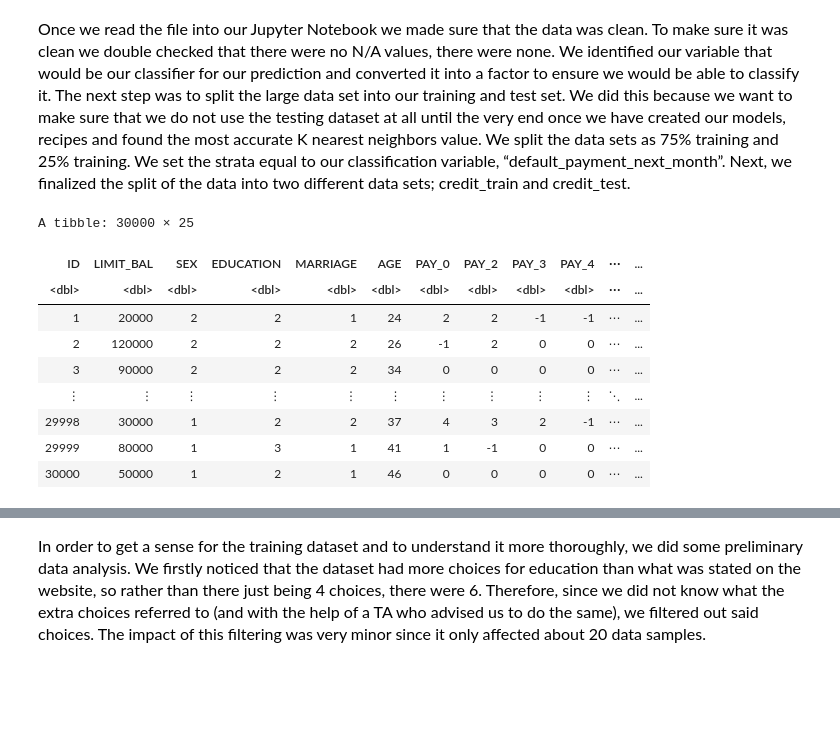
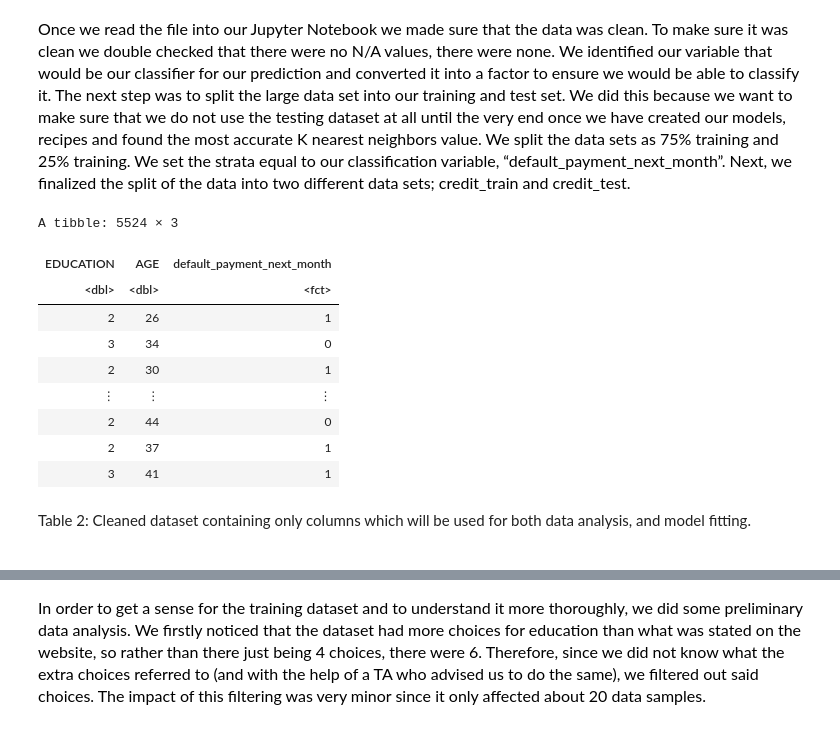
Before and after one commit to toast682/dsci_project, a Jupyter notebook: dsci_project.ipynb, the cells around one changed output, grey strips where cells are left out. Cells and saved outputs as stored; diff of their text form; code cells hidden in the pictures; blank space fills up the shorter version.

```diff
--- a/dsci_project.ipynb
+++ b/dsci_project.ipynb
@@ -90,20 +87,27 @@ A tibble: 30000 × 25
 # %%
 tidied_credit_card <- credit_card %>%
                     select(EDUCATION, AGE, default_payment_next_month) %>%
                     mutate(default_payment_next_month = as_factor(default_payment_next_month)) %>%
                     filter(EDUCATION == c(1,2,3,4))
 credit_split <- initial_split(tidied_credit_card, prop = 0.75, strata = default_payment_next_month)
 credit_train <- training(credit_split)
 credit_test <- testing(credit_split)
-credit_card
+credit_train
 # %% [output]
-A tibble: 30000 × 25
+A tibble: 5524 × 3
-| ID | LIMIT_BAL | SEX | EDUCATION | MARRIAGE | AGE | PAY_0 | PAY_2 | PAY_3 | PAY_4 | ⋯ | ... |
-| <dbl> | <dbl> | <dbl> | <dbl> | <dbl> | <dbl> | <dbl> | <dbl> | <dbl> | <dbl> | ⋯ | ... |
-| 1 | 20000 | 2 | 2 | 1 | 24 | 2 | 2 | -1 | -1 | ⋯ | ... |
-| 2 | 120000 | 2 | 2 | 2 | 26 | -1 | 2 | 0 | 0 | ⋯ | ... |
-| 3 | 90000 | 2 | 2 | 2 | 34 | 0 | 0 | 0 | 0 | ⋯ | ... |
-| ⋮ | ⋮ | ⋮ | ⋮ | ⋮ | ⋮ | ⋮ | ⋮ | ⋮ | ⋮ | ⋱ | ... |
-| 29998 | 30000 | 1 | 2 | 2 | 37 | 4 | 3 | 2 | -1 | ⋯ | ... |
-| 29999 | 80000 | 1 | 3 | 1 | 41 | 1 | -1 | 0 | 0 | ⋯ | ... |
-| 30000 | 50000 | 1 | 2 | 1 | 46 | 0 | 0 | 0 | 0 | ⋯ | ... |
+| EDUCATION | AGE | default_payment_next_month |
+| <dbl> | <dbl> | <fct> |
+| 2 | 26 | 1 |
+| 3 | 34 | 0 |
+| 2 | 30 | 1 |
+| ⋮ | ⋮ | ⋮ |
+| 2 | 44 | 0 |
+| 2 | 37 | 1 |
+| 3 | 41 | 1 |
+# %% [markdown]
+Table 2: Cleaned dataset containing only columns which will be used for both data analysis, and model fitting.
+# %% [markdown]
+<span style = "color:black; font-size:16px">
+
+
+</span>
```
Also changed, not shown: parts of 18 cells of this notebook.
